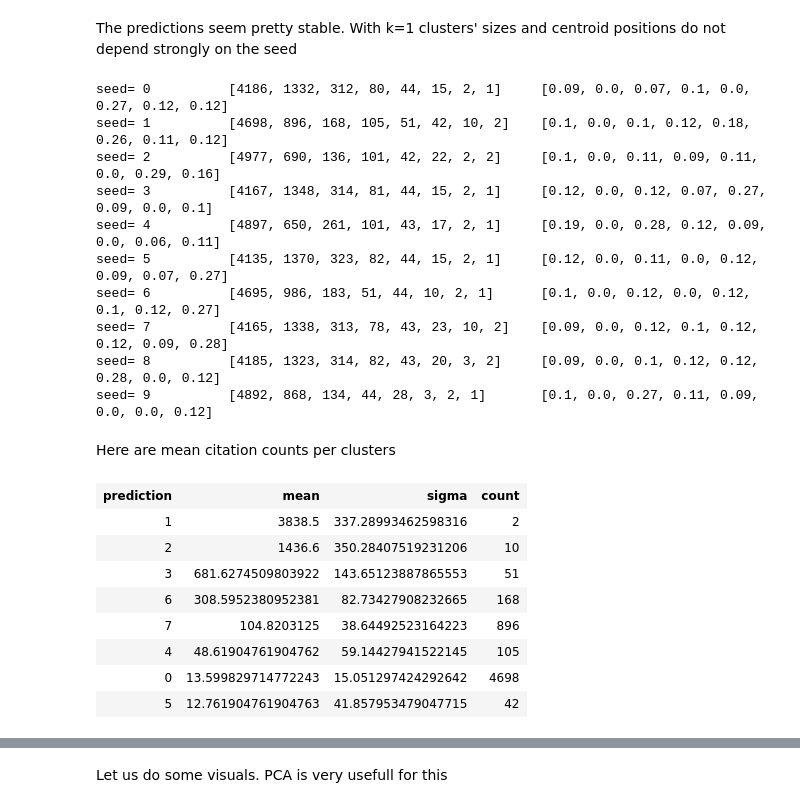
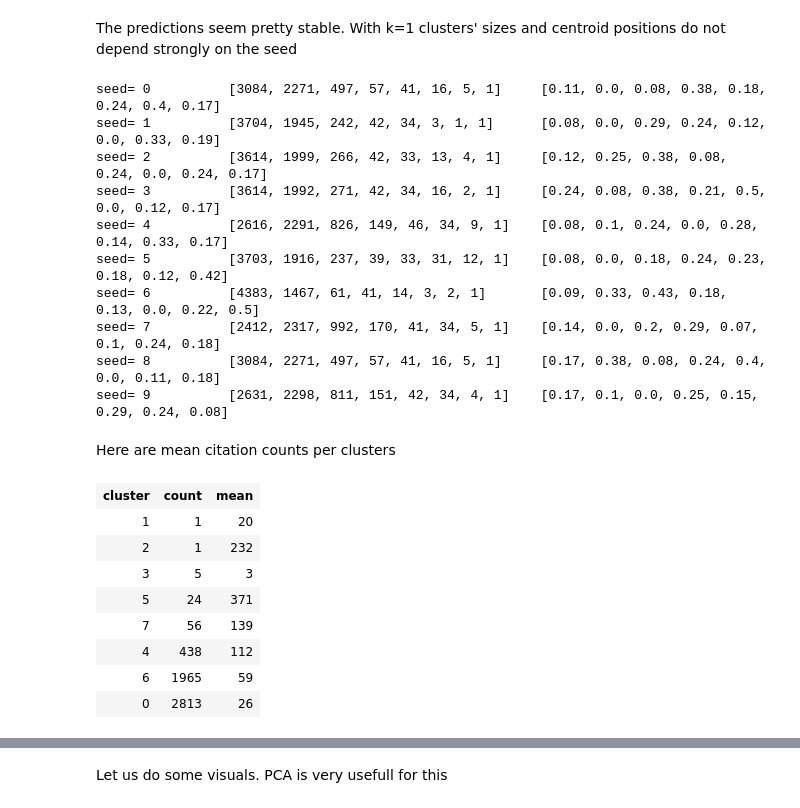
Before and after one commit to ALuchinsky/Spring2022_CS6500, a Jupyter notebook: notebooks/KMeans.ipynb, the cells around one changed output, grey strips where cells are left out. Saved outputs shown, nothing was run; the diff lists cells and outputs as text; code cells hidden in the pictures.

```diff
--- a/notebooks/KMeans.ipynb
+++ b/notebooks/KMeans.ipynb
@@ -26,7 +26,7 @@ spark = SparkSession.builder \
     .config('spark.sql.repl.eagerEval.enabled', True) \
     .getOrCreate()
 # %%
-data_path = "/papers_2000/kws/"
+data_path = "/papers_2000/abs/"
 # %%
 # Dummy table created ny AL_read_papers notebook
 # Original data is first 30000 papers from 2010 with 50 assigned keywords
@@ -61,8 +64,9 @@ Included all columns except title and ID since those are strings and identifiers
 # %%
 from pyspark.ml.feature import VectorAssembler
 assemble=VectorAssembler(
-    # inputCols=[c for c in data.columns if not c in ['id', 'title', 'citation_count', 'number_of_pages', 'num_refs']],
-    inputCols=[c for c in data.columns if not c in ['id', 'title']],
+    #inputCols=[c for c in data.columns if not c in ['id', 'title', 'citation_count', 'number_of_pages', 'num_refs']],
+    inputCols=[c for c in data.columns if not c in ['id', 'title', 'citation_count']],
+    # inputCols=[c for c in data.columns if not c in ['id', 'title']],
     outputCol='features')
 assembled_data=assemble.transform(data)
 #assembled_data.show(2)
@@ -144,37 +148,38 @@ for seed in range(10):
         [round(C[0],2) for C in KMeans_Model.clusterCenters()]
     )
 # %% [output]
-seed= 0          [4186, 1332, 312, 80, 44, 15, 2, 1]     [0.09, 0.0, 0.07, 0.1, 0.0, 0.27, 0.12, 0.12]
-seed= 1          [4698, 896, 168, 105, 51, 42, 10, 2]    [0.1, 0.0, 0.1, 0.12, 0.18, 0.26, 0.11, 0.12]
-seed= 2          [4977, 690, 136, 101, 42, 22, 2, 2]     [0.1, 0.0, 0.11, 0.09, 0.11, 0.0, 0.29, 0.16]
-seed= 3          [4167, 1348, 314, 81, 44, 15, 2, 1]     [0.12, 0.0, 0.12, 0.07, 0.27, 0.09, 0.0, 0.1]
-seed= 4          [4897, 650, 261, 101, 43, 17, 2, 1]     [0.19, 0.0, 0.28, 0.12, 0.09, 0.0, 0.06, 0.11]
-seed= 5          [4135, 1370, 323, 82, 44, 15, 2, 1]     [0.12, 0.0, 0.11, 0.0, 0.12, 0.09, 0.07, 0.27]
-seed= 6          [4695, 986, 183, 51, 44, 10, 2, 1]      [0.1, 0.0, 0.12, 0.0, 0.12, 0.1, 0.12, 0.27]
-seed= 7          [4165, 1338, 313, 78, 43, 23, 10, 2]    [0.09, 0.0, 0.12, 0.1, 0.12, 0.12, 0.09, 0.28]
-seed= 8          [4185, 1323, 314, 82, 43, 20, 3, 2]     [0.09, 0.0, 0.1, 0.12, 0.12, 0.28, 0.0, 0.12]
-seed= 9          [4892, 868, 134, 44, 28, 3, 2, 1]       [0.1, 0.0, 0.27, 0.11, 0.09, 0.0, 0.0, 0.12]
+seed= 0          [3084, 2271, 497, 57, 41, 16, 5, 1]     [0.11, 0.0, 0.08, 0.38, 0.18, 0.24, 0.4, 0.17]
+seed= 1          [3704, 1945, 242, 42, 34, 3, 1, 1]      [0.08, 0.0, 0.29, 0.24, 0.12, 0.0, 0.33, 0.19]
+seed= 2          [3614, 1999, 266, 42, 33, 13, 4, 1]     [0.12, 0.25, 0.38, 0.08, 0.24, 0.0, 0.24, 0.17]
+seed= 3          [3614, 1992, 271, 42, 34, 16, 2, 1]     [0.24, 0.08, 0.38, 0.21, 0.5, 0.0, 0.12, 0.17]
+seed= 4          [2616, 2291, 826, 149, 46, 34, 9, 1]    [0.08, 0.1, 0.24, 0.0, 0.28, 0.14, 0.33, 0.17]
+seed= 5          [3703, 1916, 237, 39, 33, 31, 12, 1]    [0.08, 0.0, 0.18, 0.24, 0.23, 0.18, 0.12, 0.42]
+seed= 6          [4383, 1467, 61, 41, 14, 3, 2, 1]       [0.09, 0.33, 0.43, 0.18, 0.13, 0.0, 0.22, 0.5]
+seed= 7          [2412, 2317, 992, 170, 41, 34, 5, 1]    [0.14, 0.0, 0.2, 0.29, 0.07, 0.1, 0.24, 0.18]
+seed= 8          [3084, 2271, 497, 57, 41, 16, 5, 1]     [0.17, 0.38, 0.08, 0.24, 0.4, 0.0, 0.11, 0.18]
+seed= 9          [2631, 2298, 811, 151, 42, 34, 4, 1]    [0.17, 0.1, 0.0, 0.25, 0.15, 0.29, 0.24, 0.08]
 # %% [markdown]
 Here are mean citation counts per clusters
 # %%
 from pyspark.sql.functions import stddev, count as _count, lit
 
-KMeans_Model = KMeans(featuresCol='features', k=k0, seed = 1).fit(assembled_data)
+KMeans_Model = KMeans(featuresCol='features', k=8, seed = 3).fit(assembled_data)
 tab = KMeans_Model.summary.predictions.\
     groupby("prediction").agg(
         mean("citation_count").alias("mean"),
-        stddev("citation_count").alias("sigma"),
+        # stddev("citation_count").alias("sigma"),
         _count(lit(1)).alias("count")
     ).\
-    sort(desc("mean"))
+    select(col("prediction").alias("cluster"), col("count"), col("mean").cast("int")).\
+    sort(asc("count"))
 tab
 # %% [output]
-| prediction | mean | sigma | count |
-| 1 | 3838.5 | 337.28993462598316 | 2 |
-| 2 | 1436.6 | 350.28407519231206 | 10 |
-| 3 | 681.6274509803922 | 143.65123887865553 | 51 |
-| 6 | 308.5952380952381 | 82.73427908232665 | 168 |
-| 7 | 104.8203125 | 38.64492523164223 | 896 |
-| 4 | 48.61904761904762 | 59.14427941522145 | 105 |
-| 0 | 13.599829714772243 | 15.051297424292642 | 4698 |
-| 5 | 12.761904761904763 | 41.857953479047715 | 42 |
+| cluster | count | mean |
+| 1 | 1 | 20 |
+| 2 | 1 | 232 |
+| 3 | 5 | 3 |
+| 5 | 24 | 371 |
+| 7 | 56 | 139 |
+| 4 | 438 | 112 |
+| 6 | 1965 | 59 |
+| 0 | 2813 | 26 |
```
Also changed, not shown: parts of 17 cells of this notebook, 5 other files.
